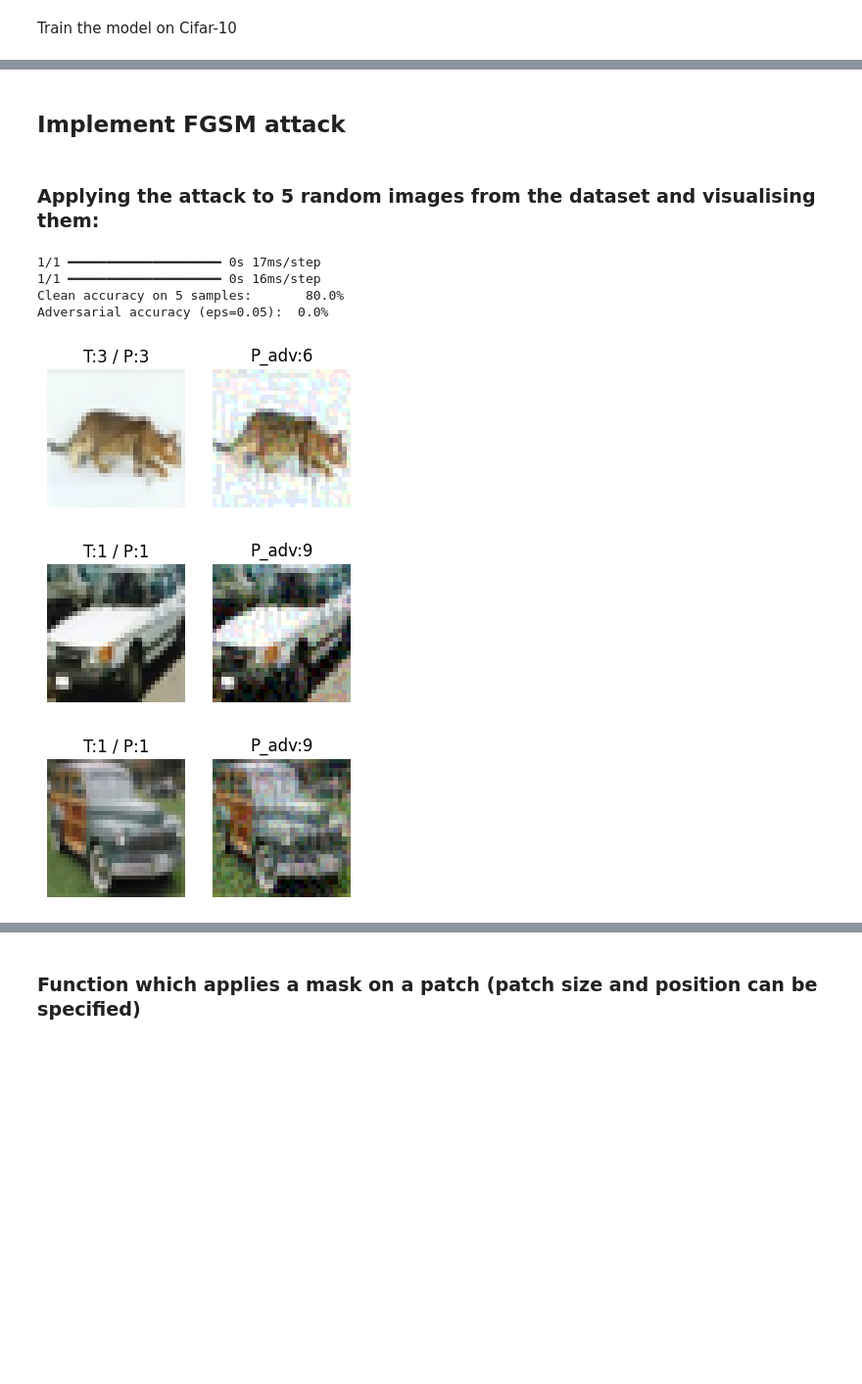
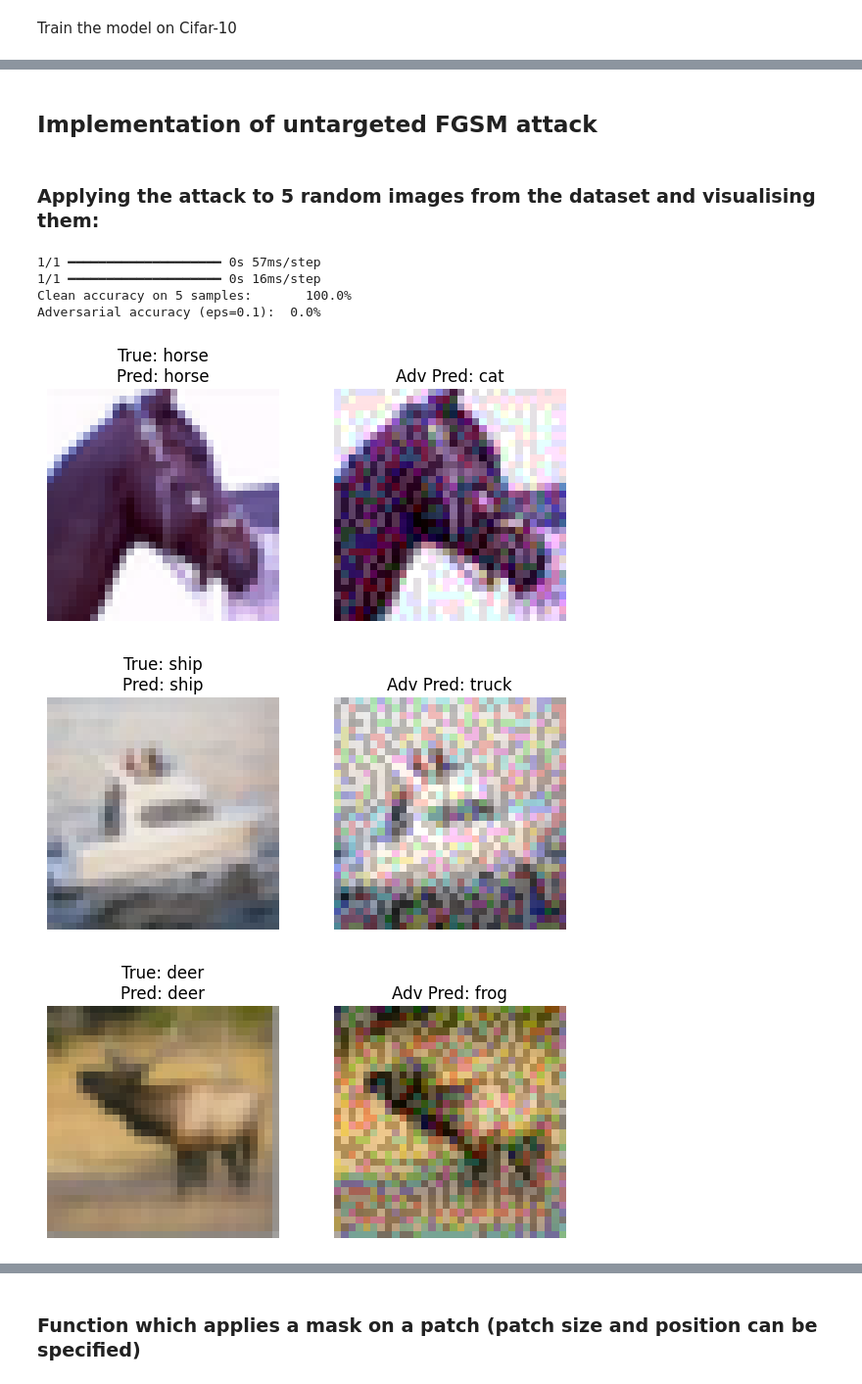
Before and after one commit to puglia-ryan/adversarial_attack, a Jupyter notebook: src/cifar-10-attack.ipynb, the cells around one changed output, grey strips where cells are left out. Shown at 98% size. Drawn from its saved outputs; the diff is of its cells as text; code cells hidden in the pictures; blank space fills up the shorter version.

```diff
--- a/src/cifar-10-attack.ipynb
+++ b/src/cifar-10-attack.ipynb
@@ -136,5 +136,5 @@ Accuracy on test data is :  73.47000241279602
 # %% [markdown]
-## Implement FGSM attack
+## Implementation of untargeted FGSM attack
 # %%
 loss_object = tf.keras.losses.CategoricalCrossentropy()
 
@@ -157,48 +157,55 @@ def fgsm_attack(model, image, label, eps=0.01, mask=None):
 # %%
 #Sample 5 random test images + labels
 num_samples = 5
 indices = random.sample(range(x_test.shape[0]), num_samples)
 orig_imgs = x_test[indices]
 orig_lbls = y_test[indices]
 
-eps = 0.05
+eps = 0.1
 adv_imgs = np.zeros_like(orig_imgs)
 for i in range(num_samples):
     img = orig_imgs[i:i+1]
     lbl = orig_lbls[i:i+1]
     adv = fgsm_attack(model, img, lbl, eps=eps)
     adv_imgs[i] = adv[0]
 
 clean_preds = np.argmax(model.predict(orig_imgs), axis=1)
 adv_preds   = np.argmax(model.predict(adv_imgs),  axis=1)
 true_labels = np.argmax(orig_lbls, axis=1)
 
 # Print accuracies on these 5 samples
 clean_acc = np.mean(clean_preds == true_labels)
 adv_acc   = np.mean(adv_preds   == true_labels)
 print(f"Clean accuracy on 5 samples:       {clean_acc*100:.1f}%")
 print(f"Adversarial accuracy (eps={eps}):  {adv_acc*100:.1f}%\n")
 
 
-# Visualize side-by-side
+
 for i in range(num_samples):
-    plt.figure(figsize=(4,2))
-    # original
-    plt.subplot(1,2,1)
-    plt.imshow(orig_imgs[i])
-    plt.title(f"T:{true_labels[i]} / P:{clean_preds[i]}")
-    plt.axis('off')
-    # adversarial
-    plt.subplot(1,2,2)
-    plt.imshow(adv_imgs[i])
-    plt.title(f"P_adv:{adv_preds[i]}")
-    plt.axis('off')
+    fig, axes = plt.subplots(1, 2, figsize=(6, 3))
+
+    # Original image
+    axes[0].imshow(orig_imgs[i])
+    axes[0].axis('off')
+    axes[0].set_title(
+        f"True: {class_names[true_labels[i]]}\n"
+        f"Pred: {class_names[clean_preds[i]]}"
+    )
+
+    # Adversarial image
+    axes[1].imshow(adv_imgs[i])
+    axes[1].axis('off')
+    axes[1].set_title(
+        f"Adv Pred: {class_names[adv_preds[i]]}"
+    )
+
+    plt.tight_layout()
     plt.show()
 # %% [output]
-1/1 ━━━━━━━━━━━━━━━━━━━━ 0s 17ms/step
+1/1 ━━━━━━━━━━━━━━━━━━━━ 0s 57ms/step
 1/1 ━━━━━━━━━━━━━━━━━━━━ 0s 16ms/step
-Clean accuracy on 5 samples:       80.0%
-Adversarial accuracy (eps=0.05):  0.0%
+Clean accuracy on 5 samples:       100.0%
+Adversarial accuracy (eps=0.1):  0.0%
-[figure, old version]
+[figure, new version]
-[figure, old version]
+[figure, new version]
-[figure, old version]
+[figure, new version]
```
Also changed, not shown: parts of 20 cells of this notebook.
